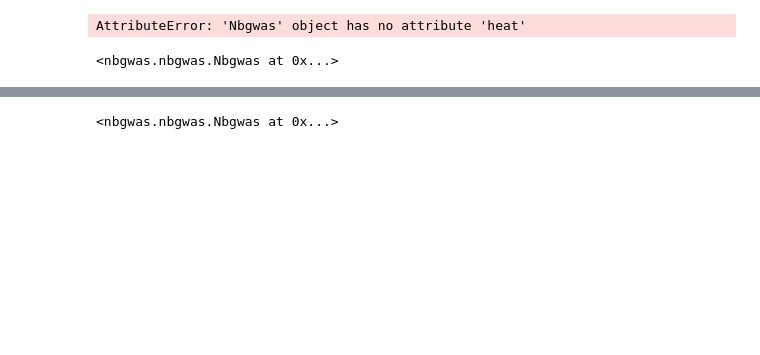
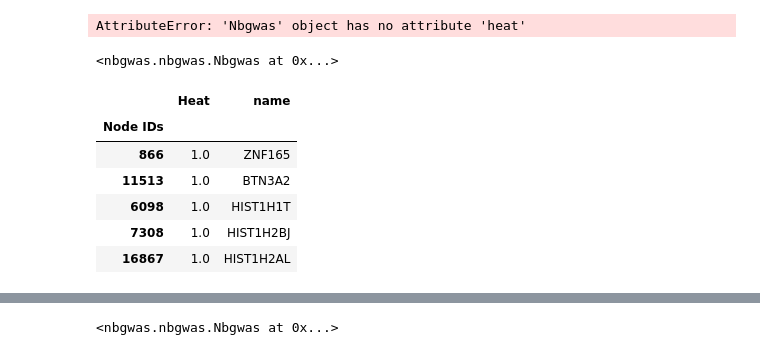
Before and after one commit to shfong/naga, a Jupyter notebook: notebooks/pipeline.ipynb, the cells around one changed output, grey strips where cells are left out. Cells and saved outputs as stored; diff of their text form; code cells hidden in the pictures; blank space fills up the shorter version.

```diff
--- a/notebooks/pipeline.ipynb
+++ b/notebooks/pipeline.ipynb
@@ -86,6 +96,16 @@ AttributeError: 'Nbgwas' object has no attribute 'heat'
 g.convert_to_heat(method='binarize', name='Heat')
 # %% [output]
 <nbgwas.nbgwas.Nbgwas at 0x...>
+# %%
+g.heat.head()
+# %% [output]
+|  | Heat | name |
+| Node IDs |  |  |
+| 866 | 1.0 | ZNF165 |
+| 11513 | 1.0 | BTN3A2 |
+| 6098 | 1.0 | HIST1H1T |
+| 7308 | 1.0 | HIST1H2BJ |
+| 16867 | 1.0 | HIST1H2AL |
 # %%
 %%time
 
```
Also changed, not shown: parts of 24 cells of this notebook, 1 other file.
